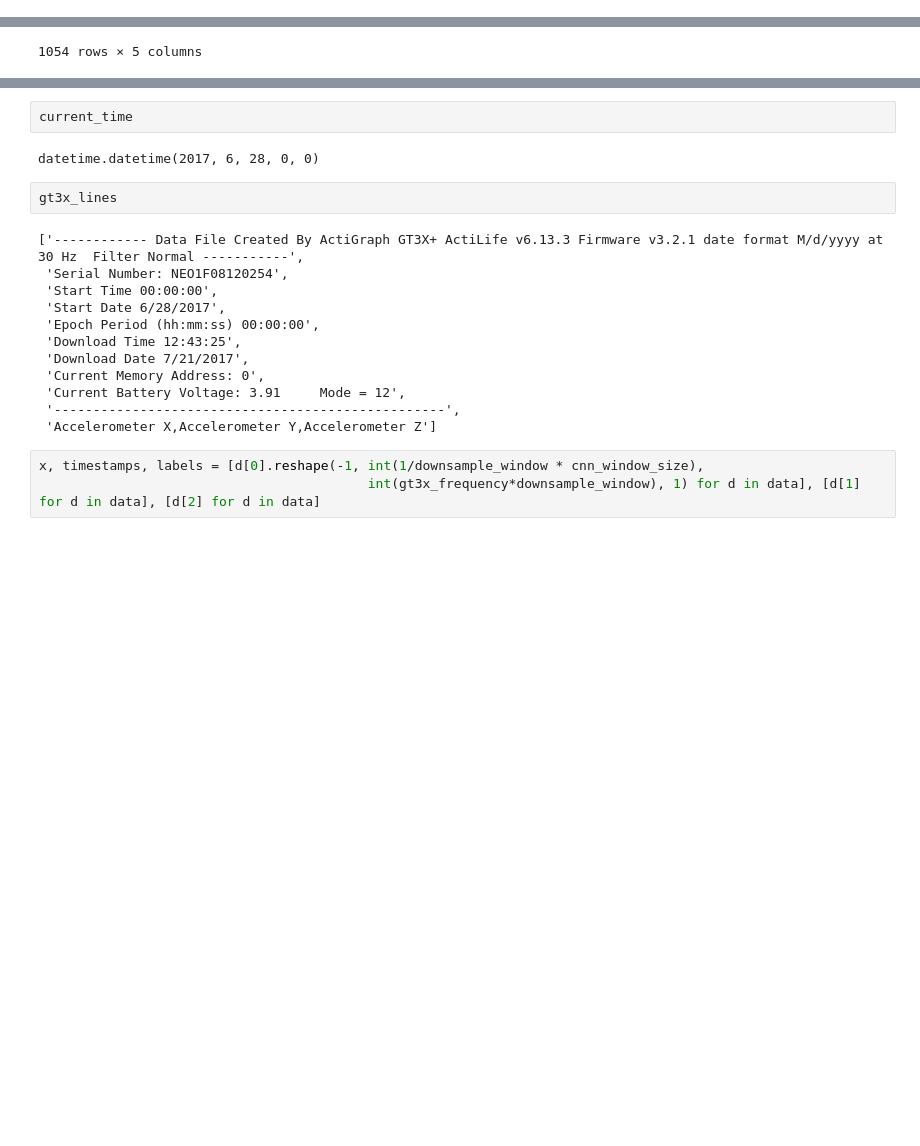
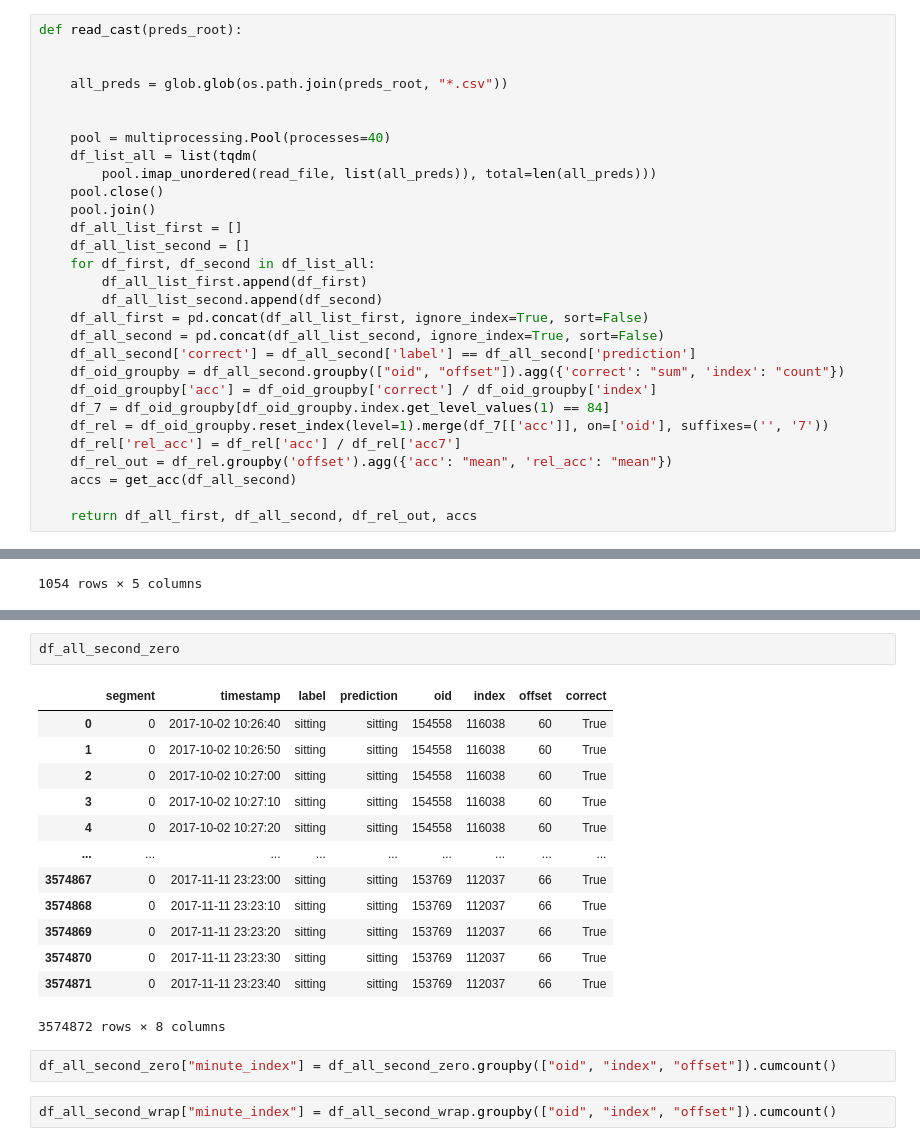
Before and after one commit to ADALabUCSD/DeepPostures, a Jupyter notebook: MSSE-2021/playground.ipynb, the cells around one changed output, grey strips where cells are left out. Drawn from its saved outputs; the diff is of its cells as text; blank space fills up the shorter version.

```diff
--- a/MSSE-2021/playground.ipynb
+++ b/MSSE-2021/playground.ipynb
@@ -97,0 +124,29 @@ len(h5f.get('label')[:])
+# %%
+def read_cast(preds_root):
+
+
+    all_preds = glob.glob(os.path.join(preds_root, "*.csv"))
+
+
+    pool = multiprocessing.Pool(processes=40)
+    df_list_all = list(tqdm(
+        pool.imap_unordered(read_file, list(all_preds)), total=len(all_preds)))
+    pool.close()
+    pool.join()
+    df_all_list_first = []
+    df_all_list_second = []
+    for df_first, df_second in df_list_all:
+        df_all_list_first.append(df_first)
+        df_all_list_second.append(df_second)
+    df_all_first = pd.concat(df_all_list_first, ignore_index=True, sort=False)
+    df_all_second = pd.concat(df_all_list_second, ignore_index=True, sort=False)
+    df_all_second['correct'] = df_all_second['label'] == df_all_second['prediction']
+    df_oid_groupby = df_all_second.groupby(["oid", "offset"]).agg({'correct': "sum", 'index': "count"})
+    df_oid_groupby['acc'] = df_oid_groupby['correct'] / df_oid_groupby['index']
+    df_7 = df_oid_groupby[df_oid_groupby.index.get_level_values(1) == 84]
+    df_rel = df_oid_groupby.reset_index(level=1).merge(df_7[['acc']], on=['oid'], suffixes=('', '7'))
+    df_rel['rel_acc'] = df_rel['acc'] / df_rel['acc7']
+    df_rel_out = df_rel.groupby('offset').agg({'acc': "mean", 'rel_acc': "mean"})
+    accs = get_acc(df_all_second)
+
+    return df_all_first, df_all_second, df_rel_out, accs
@@ -481,21 +388,20 @@ while True:
-# %%
-current_time
-# %% [output]
-datetime.datetime(2017, 6, 28, 0, 0)
-# %%
-gt3x_lines
-# %% [output]
-['------------ Data File Created By ActiGraph GT3X+ ActiLife v6.13.3 Firmware v3.2.1 date format M/d/yyyy at 30 Hz  Filter Normal -----------',
- 'Serial Number: NEO1F08120254',
- 'Start Time 00:00:00',
- 'Start Date 6/28/2017',
- 'Epoch Period (hh:mm:ss) 00:00:00',
- 'Download Time 12:43:25',
- 'Download Date 7/21/2017',
- 'Current Memory Address: 0',
- 'Current Battery Voltage: 3.91     Mode = 12',
- '--------------------------------------------------',
- 'Accelerometer X,Accelerometer Y,Accelerometer Z']
-# %%
-x, timestamps, labels = [d[0].reshape(-1, int(1/downsample_window * cnn_window_size),
-                                          int(gt3x_frequency*downsample_window), 1) for d in data], [d[1] for d in data], [d[2] for d in data]
+# %%
+df_all_second_zero
+# %% [output]
+|  | segment | timestamp | label | prediction | oid | index | offset | correct |
+| 0 | 0 | 2017-10-02 10:26:40 | sitting | sitting | 154558 | 116038 | 60 | True |
+| 1 | 0 | 2017-10-02 10:26:50 | sitting | sitting | 154558 | 116038 | 60 | True |
+| 2 | 0 | 2017-10-02 10:27:00 | sitting | sitting | 154558 | 116038 | 60 | True |
+| 3 | 0 | 2017-10-02 10:27:10 | sitting | sitting | 154558 | 116038 | 60 | True |
+| 4 | 0 | 2017-10-02 10:27:20 | sitting | sitting | 154558 | 116038 | 60 | True |
+| ... | ... | ... | ... | ... | ... | ... | ... | ... |
+| 3574867 | 0 | 2017-11-11 23:23:00 | sitting | sitting | 153769 | 112037 | 66 | True |
+| 3574868 | 0 | 2017-11-11 23:23:10 | sitting | sitting | 153769 | 112037 | 66 | True |
+| 3574869 | 0 | 2017-11-11 23:23:20 | sitting | sitting | 153769 | 112037 | 66 | True |
+| 3574870 | 0 | 2017-11-11 23:23:30 | sitting | sitting | 153769 | 112037 | 66 | True |
+| 3574871 | 0 | 2017-11-11 23:23:40 | sitting | sitting | 153769 | 112037 | 66 | True |
+3574872 rows × 8 columns
+# %%
+df_all_second_zero["minute_index"] = df_all_second_zero.groupby(["oid", "index", "offset"]).cumcount()
+# %%
+df_all_second_wrap["minute_index"] = df_all_second_wrap.groupby(["oid", "index", "offset"]).cumcount()
```
Also changed, not shown: parts of 46 cells of this notebook, 27 other files.
